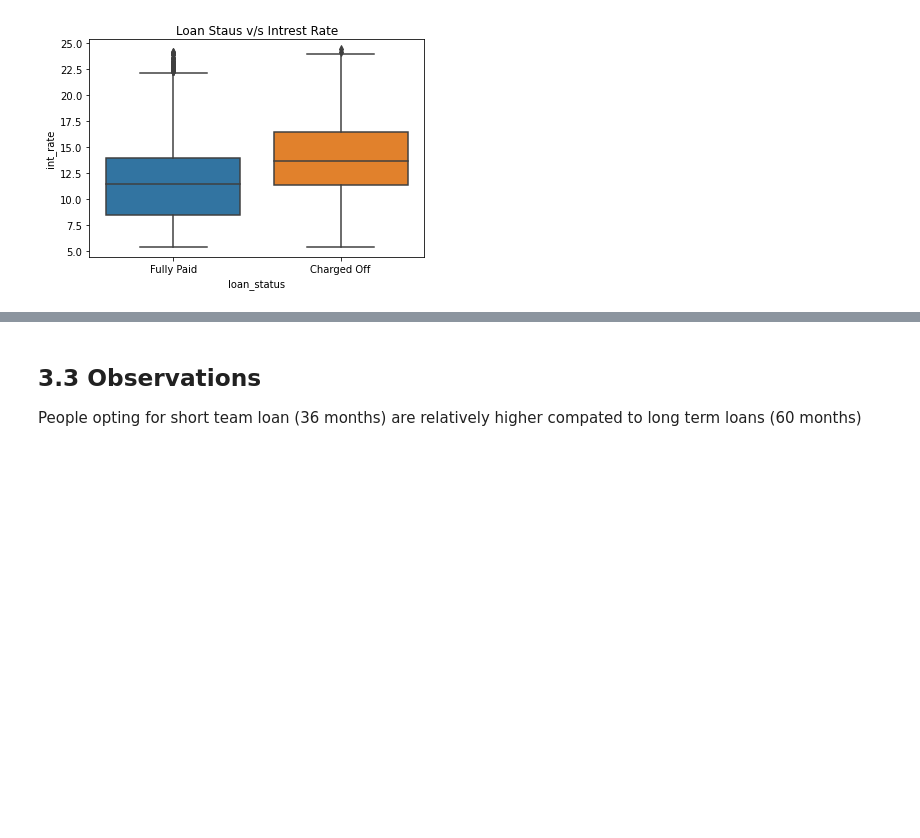
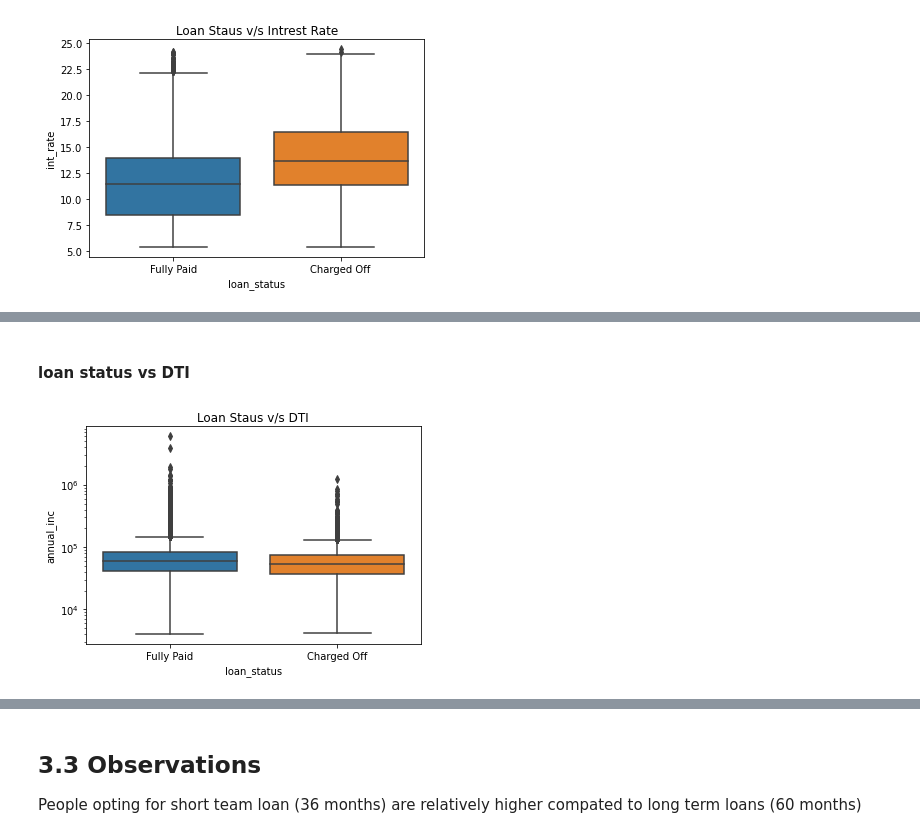
Before and after one commit to Naveenkv93/LeadingLoan_Case_Study, a Jupyter notebook: Case_Study.ipynb, the cells around one changed output, grey strips where cells are left out. Cells and saved outputs as stored; diff of their text form; code cells hidden in the pictures; blank space fills up the shorter version.

```diff
--- a/Case_Study.ipynb
+++ b/Case_Study.ipynb
@@ -497,0 +498,9 @@ plt.show()
+# %% [markdown]
+#### loan status vs DTI
+# %%
+chart = sns.boxplot(x=loan_column_filter.loan_status,y=loan_column_filter.annual_inc)
+plt.yscale('log')
+chart.set_title("Loan Staus v/s DTI")
+plt.show()
+# %% [output]
+[figure, added]
```
Also changed, not shown: parts of 72 cells of this notebook.
